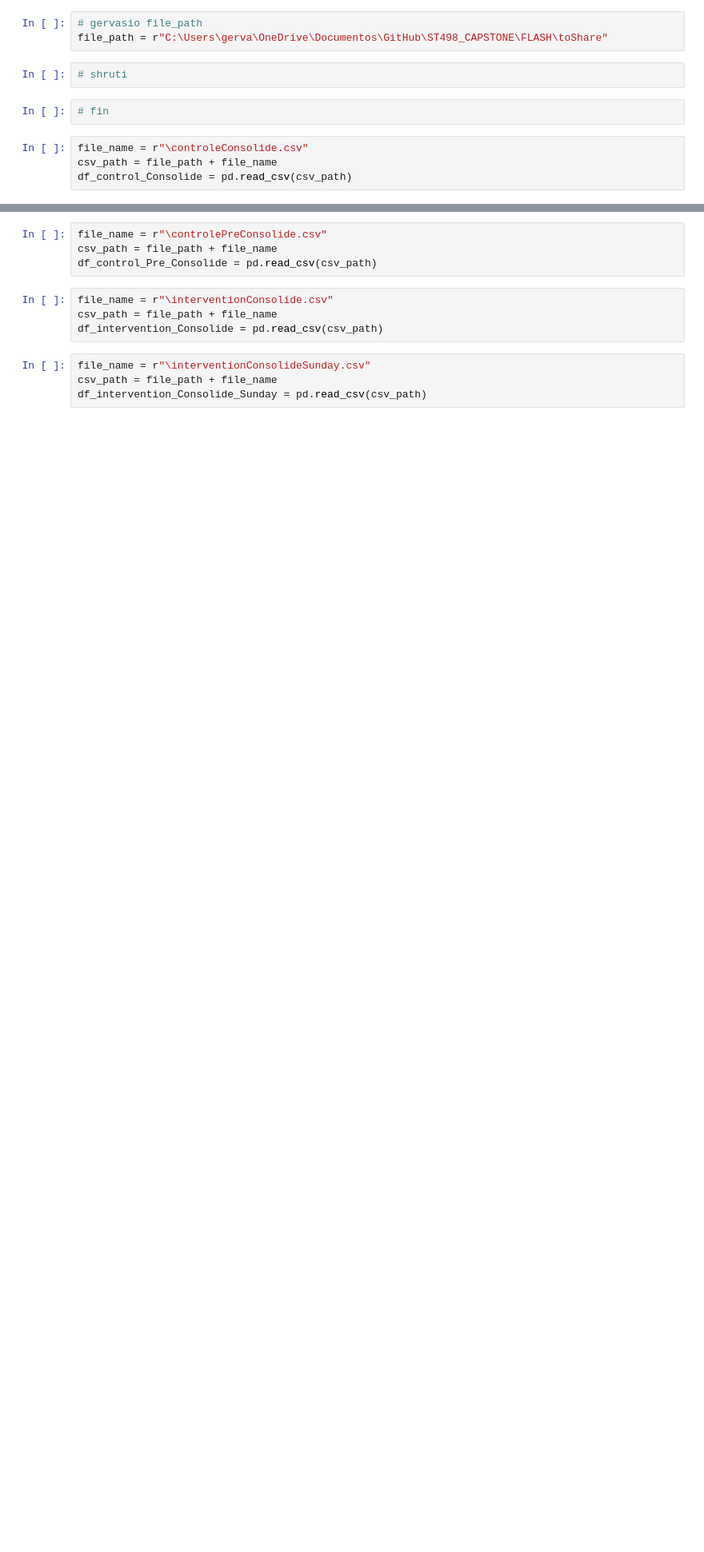
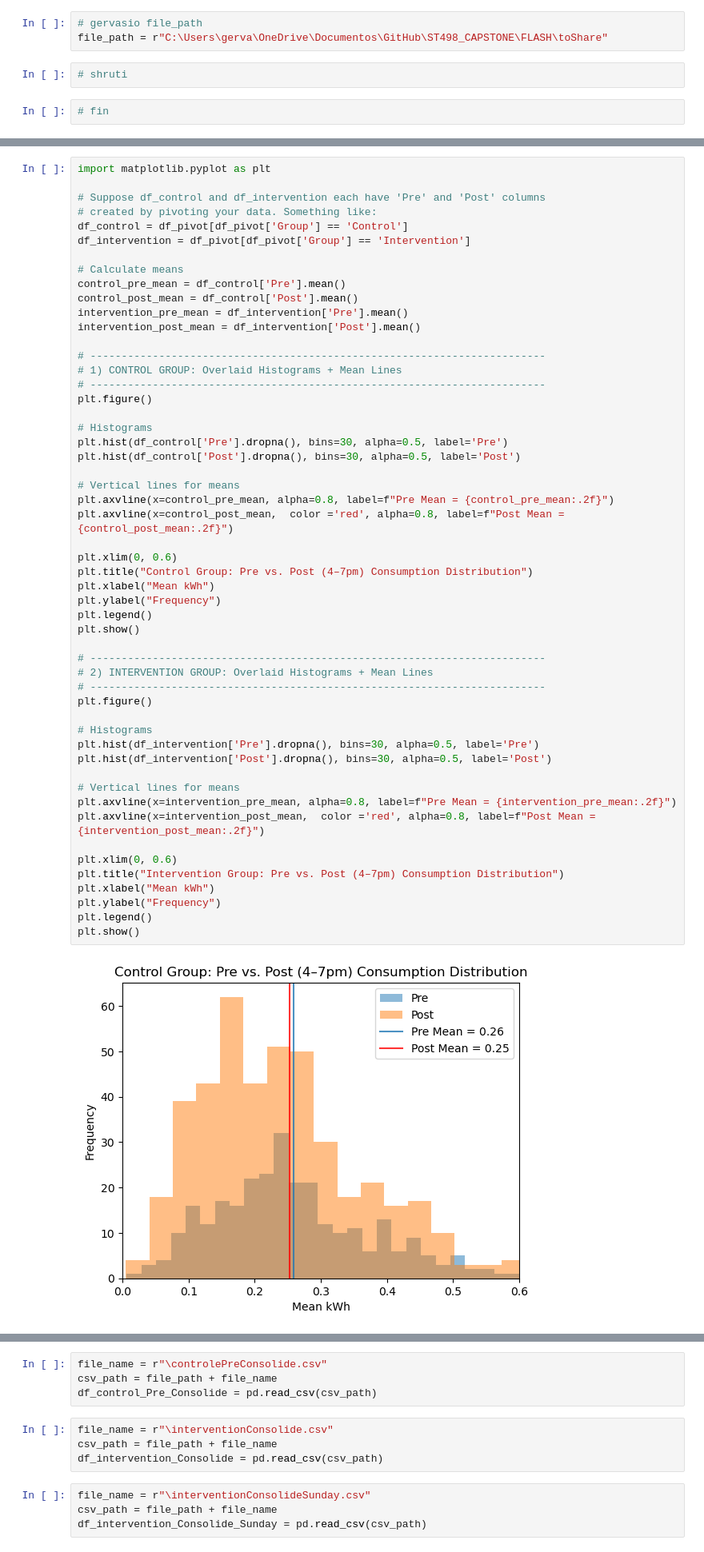
Before and after one commit to guri99uy/ST498_CAPSTONE, a Jupyter notebook: Notebooks/Flash_interventionConsolide.ipynb, the cells around one changed output, grey strips where cells are left out. Shown at 80% size. Saved outputs shown, nothing was run; the diff lists cells and outputs as text; blank space fills up the shorter version.

```diff
--- a/Notebooks/Flash_interventionConsolide.ipynb
+++ b/Notebooks/Flash_interventionConsolide.ipynb
@@ -13,7 +14,3 @@ file_path = r"C:\Users\gerva\OneDrive\Documentos\GitHub\ST498_CAPSTONE\FLASH\toS
 # shruti
 # %%
 # fin
-# %%
-file_name = r"\controleConsolide.csv"
-csv_path = file_path + file_name
-df_control_Consolide = pd.read_csv(csv_path)
@@ -19,0 +272,55 @@ df_control_Consolide = pd.read_csv(csv_path)
+# %%
+import matplotlib.pyplot as plt
+
+# Suppose df_control and df_intervention each have 'Pre' and 'Post' columns
+# created by pivoting your data. Something like:
+df_control = df_pivot[df_pivot['Group'] == 'Control']
+df_intervention = df_pivot[df_pivot['Group'] == 'Intervention']
+
+# Calculate means
+control_pre_mean = df_control['Pre'].mean()
+control_post_mean = df_control['Post'].mean()
+intervention_pre_mean = df_intervention['Pre'].mean()
+intervention_post_mean = df_intervention['Post'].mean()
+
+# -------------------------------------------------------------------------
+# 1) CONTROL GROUP: Overlaid Histograms + Mean Lines
+# -------------------------------------------------------------------------
+plt.figure()
+
+# Histograms
+plt.hist(df_control['Pre'].dropna(), bins=30, alpha=0.5, label='Pre')
+plt.hist(df_control['Post'].dropna(), bins=30, alpha=0.5, label='Post')
+
+# Vertical lines for means
+plt.axvline(x=control_pre_mean, alpha=0.8, label=f"Pre Mean = {control_pre_mean:.2f}")
+plt.axvline(x=control_post_mean,  color ='red', alpha=0.8, label=f"Post Mean = {control_post_mean:.2f}")
+
+plt.xlim(0, 0.6)
+plt.title("Control Group: Pre vs. Post (4–7pm) Consumption Distribution")
+plt.xlabel("Mean kWh")
+plt.ylabel("Frequency")
+plt.legend()
+plt.show()
+
+# -------------------------------------------------------------------------
+# 2) INTERVENTION GROUP: Overlaid Histograms + Mean Lines
+# -------------------------------------------------------------------------
+plt.figure()
+
+# Histograms
+plt.hist(df_intervention['Pre'].dropna(), bins=30, alpha=0.5, label='Pre')
+plt.hist(df_intervention['Post'].dropna(), bins=30, alpha=0.5, label='Post')
+
+# Vertical lines for means
+plt.axvline(x=intervention_pre_mean, alpha=0.8, label=f"Pre Mean = {intervention_pre_mean:.2f}")
+plt.axvline(x=intervention_post_mean,  color ='red', alpha=0.8, label=f"Post Mean = {intervention_post_mean:.2f}")
+
+plt.xlim(0, 0.6)
+plt.title("Intervention Group: Pre vs. Post (4–7pm) Consumption Distribution")
+plt.xlabel("Mean kWh")
+plt.ylabel("Frequency")
+plt.legend()
+plt.show()
+# %% [output]
+[figure, added]
```
Also changed, not shown: parts of 25 cells of this notebook.
